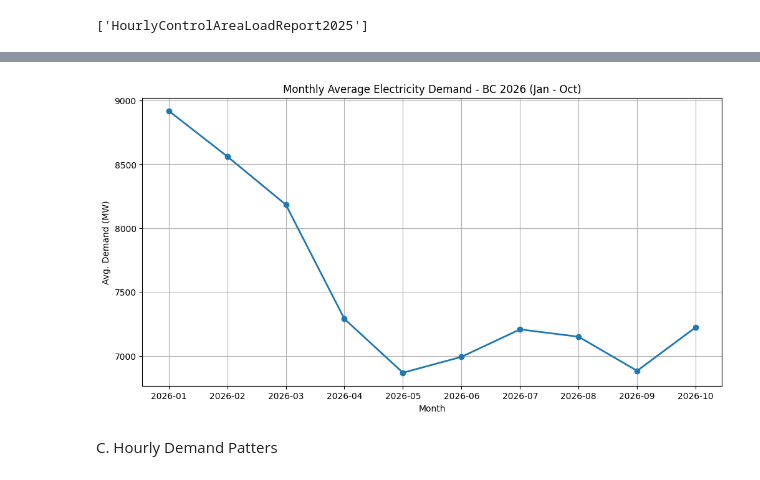
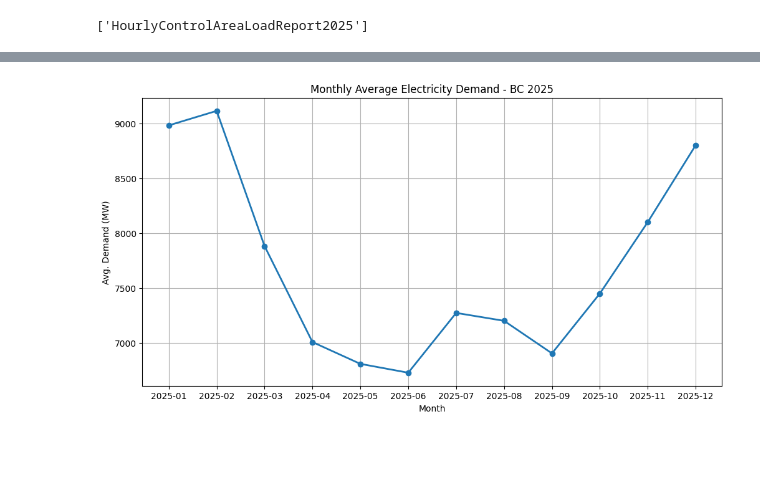
Before and after one commit to ChayanikaAwasthi/bc-electricity-demand-analysis, a Jupyter notebook: 01_BC_Electricity_Demand_Analysis.ipynb, the cells around one changed output, grey strips where cells are left out. Saved outputs shown, nothing was run; the diff lists cells and outputs as text; code cells hidden in the pictures; blank space fills up the shorter version.

```diff
--- a/01_BC_Electricity_Demand_Analysis.ipynb
+++ b/01_BC_Electricity_Demand_Analysis.ipynb
@@ -205,25 +233,23 @@ Freq: M, Name: Control Area Load, dtype: float64
 # %%
 #Visualizing the monthly averages
 
 #Setting the size of the graph
 plt.figure(figsize=(12,6))
 
 #Plotting monthly avg. electricty demand
 plt.plot(monthly_avg.index.astype(str), monthly_avg.values, marker="o", linewidth=2)
 
 #Adding a title to the graph
-plt.title("Monthly Average Electricity Demand - BC 2026 (Jan - Oct)")
+plt.title("Monthly Average Electricity Demand - BC 2025")
 
 #Labeling the horizontal and vertical axes
 plt.xlabel("Month")
 plt.ylabel("Avg. Demand (MW)")
 
 #Adding a grid to make values easier to read
 plt.grid(True)
 
 #Displaying the graph
 plt.show()
 # %% [output]
-[figure, old version]
+[figure, new version]
-# %% [markdown]
-C. Hourly Demand Patters
```
Also changed, not shown: parts of 36 cells of this notebook.
